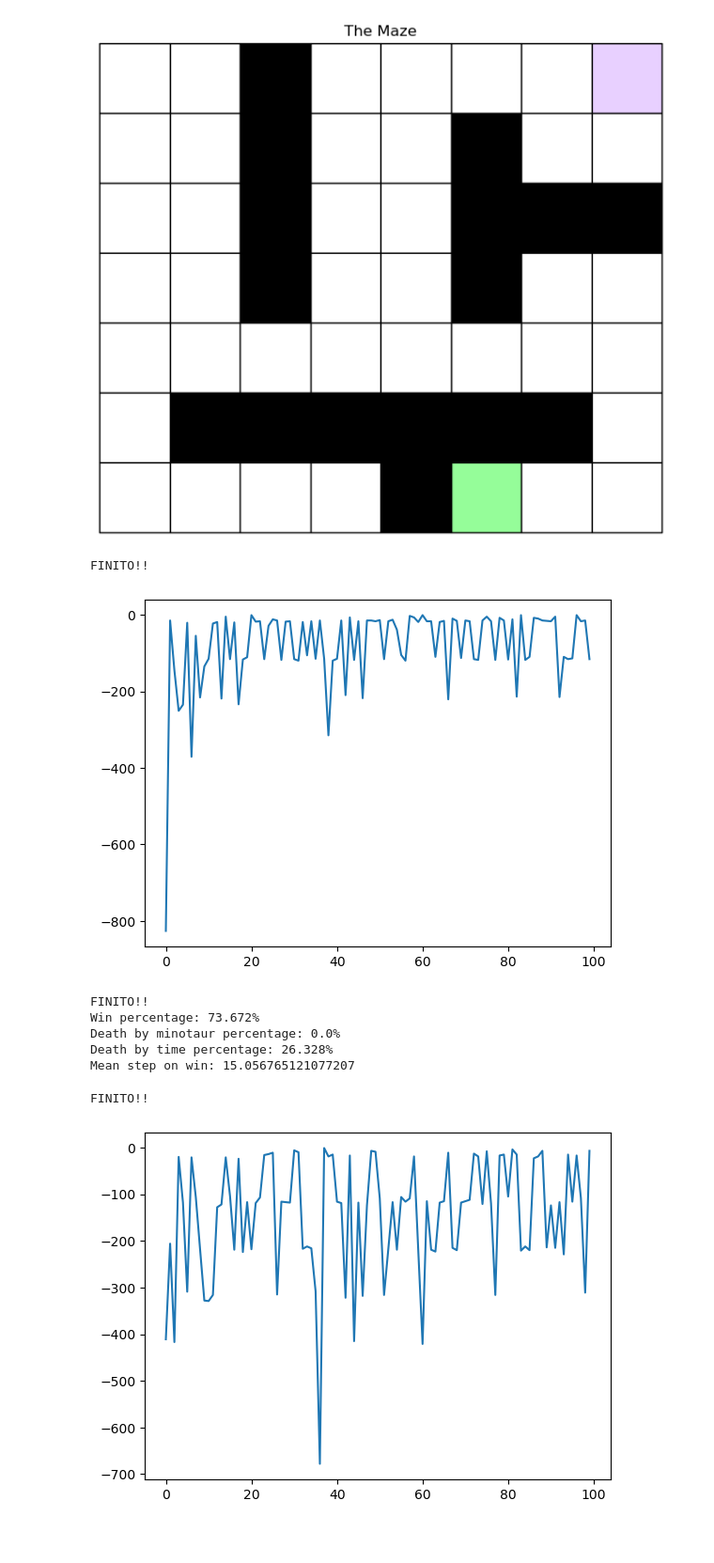
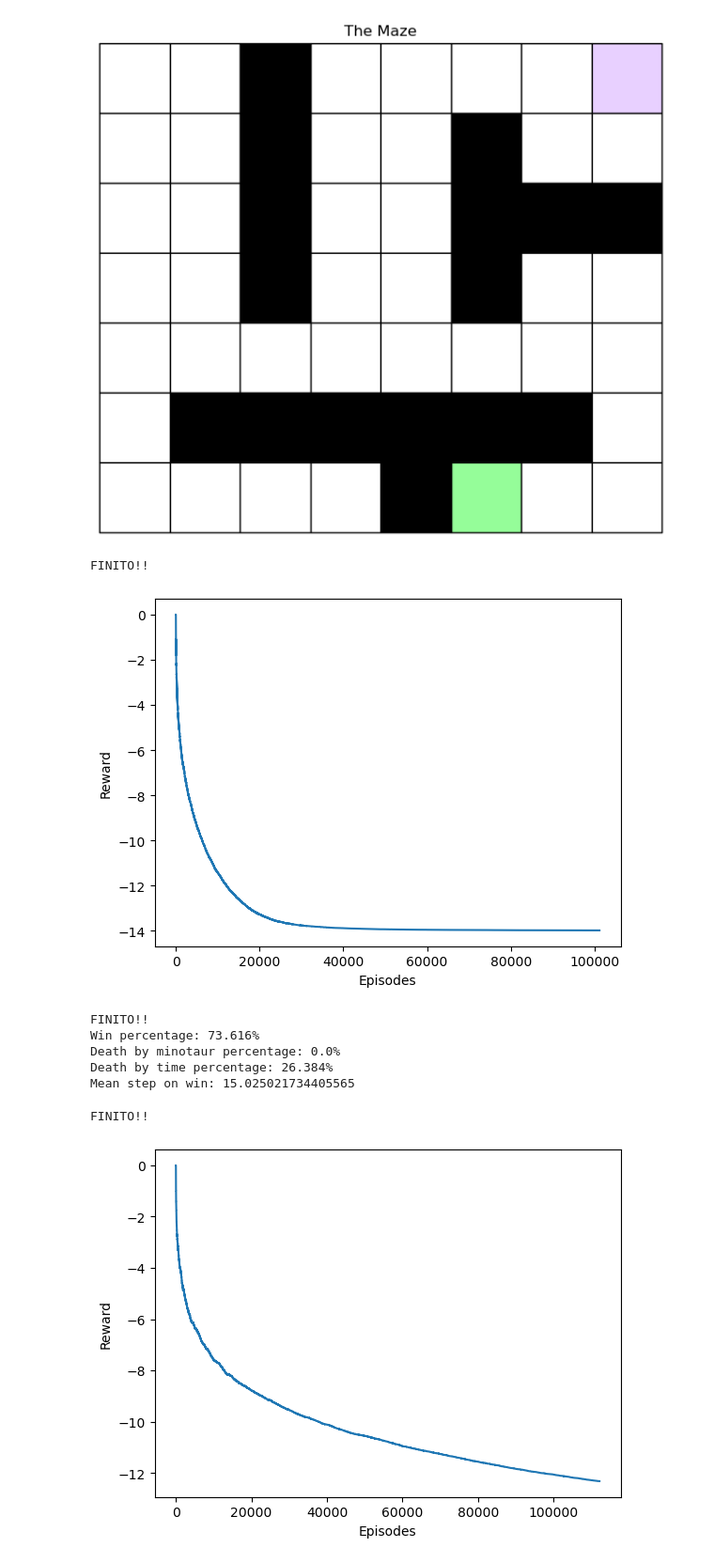
Before and after one commit to simoclemens/KTH-ReinforcementLearning, a Jupyter notebook: LAB1/EX1/problem1_B1.ipynb, the cells around one changed output. Shown at 94% size. Drawn from its saved outputs; the diff is of its cells as text; code cells hidden in the pictures; blank space fills up the shorter version.

```diff
--- a/LAB1/EX1/problem1_B1.ipynb
+++ b/LAB1/EX1/problem1_B1.ipynb
@@ -35,39 +35,41 @@ env = mz.Maze(maze)
 
 # Train Q-learning
 Q = np.load('output_Q.npy')
-Q, reward_list= env.simulate(method='Q-learning', epsilon = 0.1, testing=False)
-mz.plot_convergence(reward_list)
+Q, reward_list, value_function= env.simulate(method='Q-learning', epsilon = 0.1, testing=False)
+#mz.plot_convergence(reward_list)
+mz.plot_convergence(value_function)
 np.save('output_Q.npy', Q)
 # %% [output]
 FINITO!!
-[figure, old version]
+[figure, new version]
 # %%
 reload(mz)
 env = mz.Maze(maze)
 
 # Simulate Q-learning
 Q = np.load('output_Q.npy')
-Q, _ = env.simulate(Q = Q, method='Q-learning', testing=True)
+Q, _, _= env.simulate(Q = Q, method='Q-learning', testing=True)
 np.save('output_Q.npy', Q)
 # %% [output]
 FINITO!!
-Win percentage: 73.672%
+Win percentage: 73.616%
 Death by minotaur percentage: 0.0%
-Death by time percentage: 26.328%
-Mean step on win: 15.056765121077207
+Death by time percentage: 26.384%
+Mean step on win: 15.025021734405565
 # %%
-# Q-learning with epsilon 0.2
+# Q-learning with epsilon 0.8
 reload(mz)
 env = mz.Maze(maze)
 
 # Train Q-learning
 Q = np.load('output_Q.npy')
-Q, reward_list = env.simulate(method='Q-learning', epsilon = 0.2, testing=False)
-mz.plot_convergence(reward_list)
+Q, reward_list, value_function = env.simulate(method='Q-learning', epsilon = 0.8, testing=False)
+#mz.plot_convergence(reward_list)
+mz.plot_convergence(value_function)
 np.save('output_Q.npy', Q)
 # %% [output]
 FINITO!!
-[figure, old version]
+[figure, new version]
 # %%
 reload(mz)
 env = mz.Maze(maze)
```
Also changed, not shown: parts of 17 cells of this notebook, 3 other files.
